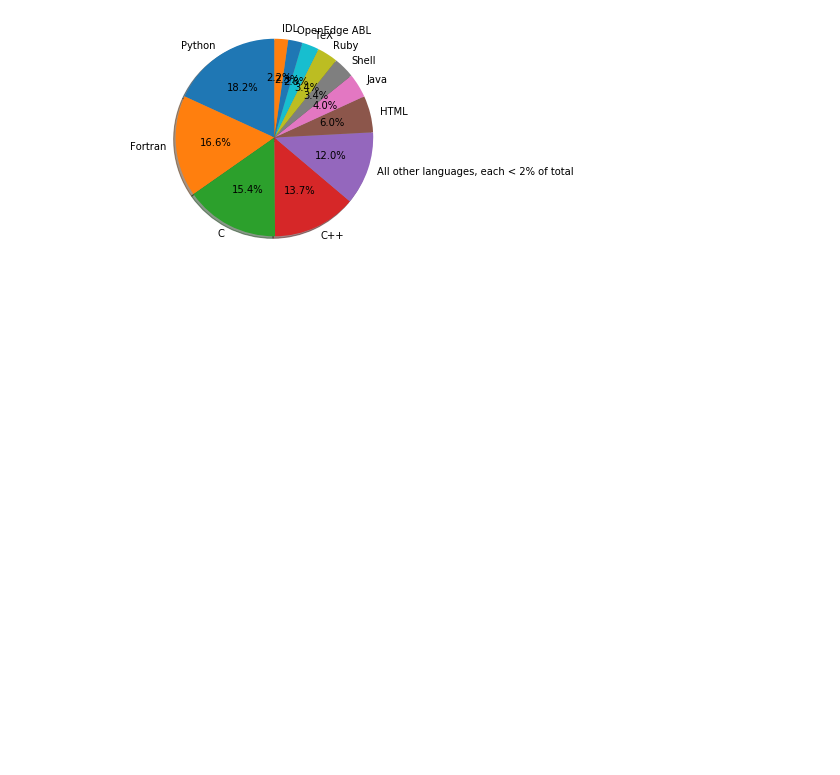
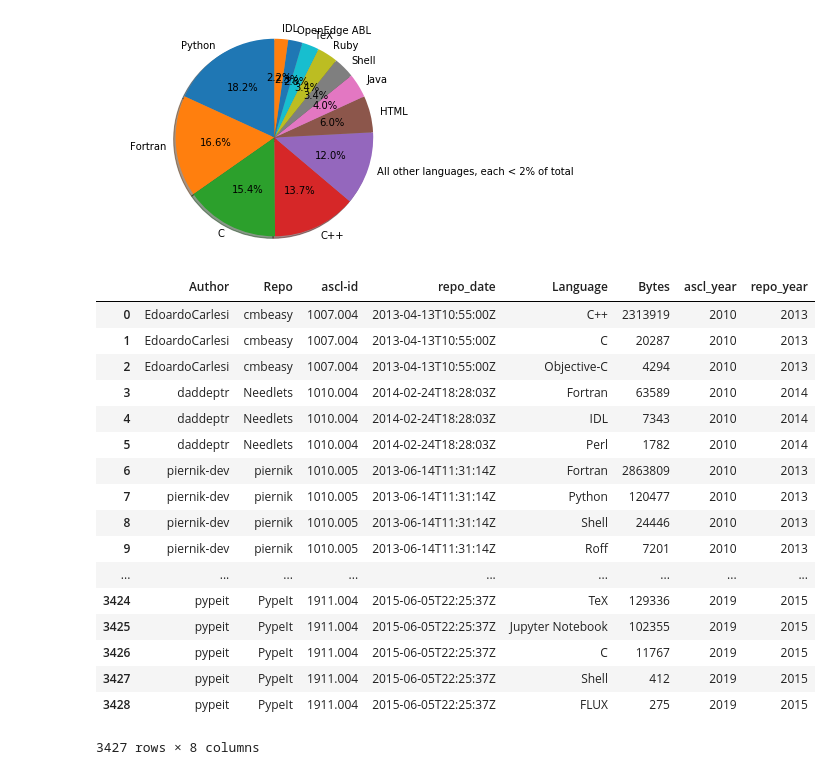
Before and after one commit to teuben/ascl-tools, a Jupyter notebook: Language-Date visualizations.ipynb, the cells around one changed output. Saved outputs shown, nothing was run; the diff lists cells and outputs as text; code cells hidden in the pictures; blank space fills up the shorter version.

Commit message:
extracted ascl_year and repo_year

```diff
--- a/Language-Date visualizations.ipynb
+++ b/Language-Date visualizations.ipynb
@@ -88,3 +89,58 @@ ax2.axis('equal')
  -1.101081319684025,
  1.1000514928489695)
 [figure]
+# %%
+#link to how to get stacked area chart
+#https://python-graph-gallery.com/255-percentage-stacked-area-chart/
+
+#x axis - year
+#y axis - percentage of the total
+#for each language, we need an array of languages over years
+
+#display(df)
+#print (len(df[df['ascl-id'] == 0]))
+#insert ascl year and repo year field into the df
+#ascl-year is '20' + first 2 digits of ascl-id
+#repo-year is first 4 chars of repo-date
+
+#function to return the correct year depending on the first 2 digits of the ascl-id
+def ascl_year(row):
+    year = str(row['ascl-id'])[0:2]
+    try:
+        year = int(year)
+    except:
+        year = float(year)
+    if year > 89:
+        return 1900+int(year)
+    elif year == 0:
+        return None
+    else:
+        return 2000+int(year)
+
+#now, a function to generate the repo year
+def repo_year(row):
+    return row['repo_date'][0:4]
+
+df['ascl_year'] = df.apply (lambda row: ascl_year(row), axis=1)
+df.ascl_year = df.ascl_year.fillna(0.0).astype(int)
+df['repo_year'] = df.apply (lambda row: repo_year(row), axis=1)
+df.repo_year = df.repo_year.fillna("0").astype(int)
+# %% [output]
+|  | Author | Repo | ascl-id | repo_date | Language | Bytes | ascl_year | repo_year |
+| 0 | EdoardoCarlesi | cmbeasy | 1007.004 | 2013-04-13T10:55:00Z | C++ | 2313919 | 2010 | 2013 |
+| 1 | EdoardoCarlesi | cmbeasy | 1007.004 | 2013-04-13T10:55:00Z | C | 20287 | 2010 | 2013 |
+| 2 | EdoardoCarlesi | cmbeasy | 1007.004 | 2013-04-13T10:55:00Z | Objective-C | 4294 | 2010 | 2013 |
+| 3 | daddeptr | Needlets | 1010.004 | 2014-02-24T18:28:03Z | Fortran | 63589 | 2010 | 2014 |
+| 4 | daddeptr | Needlets | 1010.004 | 2014-02-24T18:28:03Z | IDL | 7343 | 2010 | 2014 |
+| 5 | daddeptr | Needlets | 1010.004 | 2014-02-24T18:28:03Z | Perl | 1782 | 2010 | 2014 |
+| 6 | piernik-dev | piernik | 1010.005 | 2013-06-14T11:31:14Z | Fortran | 2863809 | 2010 | 2013 |
+| 7 | piernik-dev | piernik | 1010.005 | 2013-06-14T11:31:14Z | Python | 120477 | 2010 | 2013 |
+| 8 | piernik-dev | piernik | 1010.005 | 2013-06-14T11:31:14Z | Shell | 24446 | 2010 | 2013 |
+| 9 | piernik-dev | piernik | 1010.005 | 2013-06-14T11:31:14Z | Roff | 7201 | 2010 | 2013 |
+| ... | ... | ... | ... | ... | ... | ... | ... | ... |
+| 3424 | pypeit | PypeIt | 1911.004 | 2015-06-05T22:25:37Z | TeX | 129336 | 2019 | 2015 |
+| 3425 | pypeit | PypeIt | 1911.004 | 2015-06-05T22:25:37Z | Jupyter Notebook | 102355 | 2019 | 2015 |
+| 3426 | pypeit | PypeIt | 1911.004 | 2015-06-05T22:25:37Z | C | 11767 | 2019 | 2015 |
+| 3427 | pypeit | PypeIt | 1911.004 | 2015-06-05T22:25:37Z | Shell | 412 | 2019 | 2015 |
+| 3428 | pypeit | PypeIt | 1911.004 | 2015-06-05T22:25:37Z | FLUX | 275 | 2019 | 2015 |
+3427 rows × 8 columns
```
Also changed, not shown: parts of 2 cells of this notebook.
